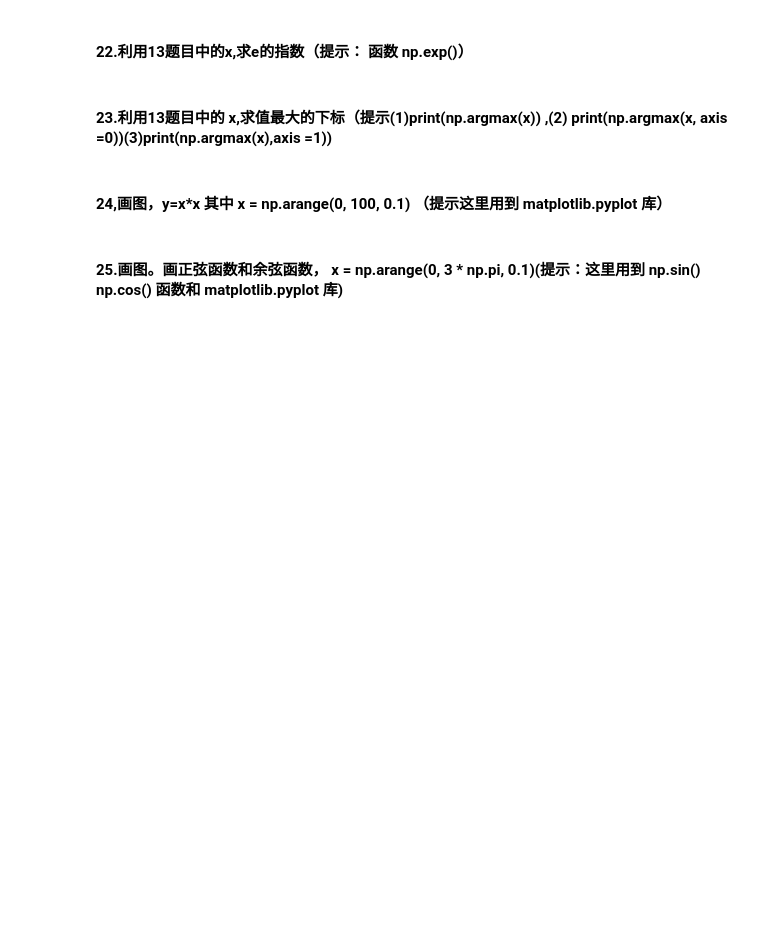
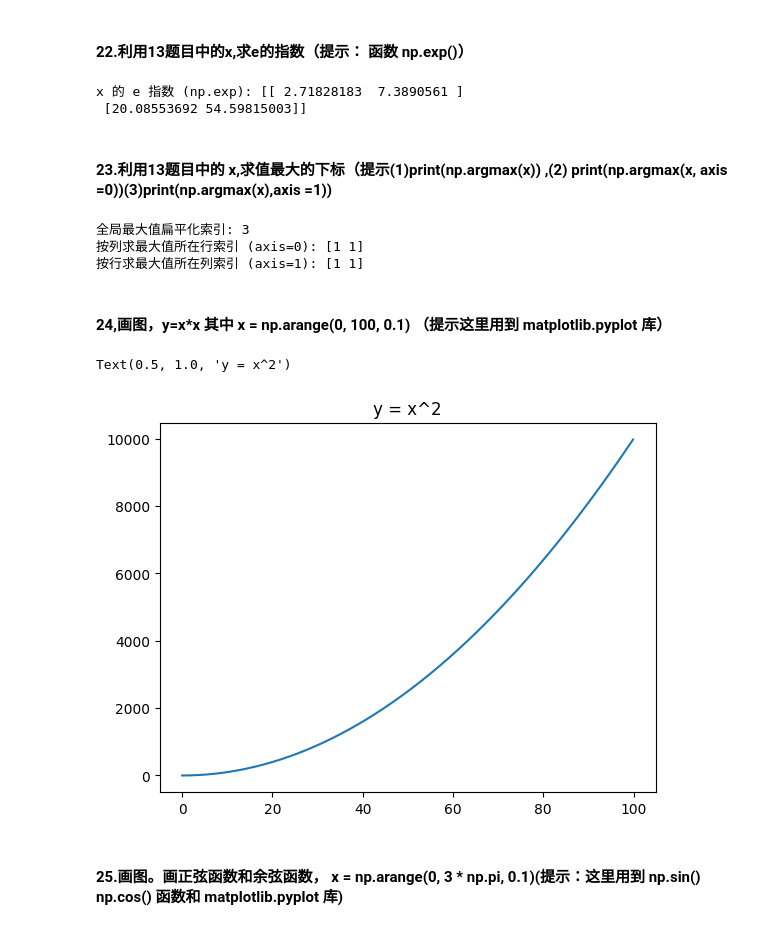
Before and after one commit to Tiansiyu-tj/nndl-exercise, a Jupyter notebook: chap1_warmup/numpy_ tutorial.ipynb, the cells around one changed output. Drawn from its saved outputs; the diff is of its cells as text; code cells hidden in the pictures; blank space fills up the shorter version.

```diff
--- a/chap1_warmup/numpy_ tutorial.ipynb
+++ b/chap1_warmup/numpy_ tutorial.ipynb
@@ -51,8 +235,30 @@ import numpy as np
 # %% [markdown]
 #### 22.利用13题目中的x,求e的指数（提示： 函数 np.exp()）
+# %%
+print("x 的 e 指数 (np.exp):", np.exp(x))
+# %% [output]
+x 的 e 指数 (np.exp): [[ 2.71828183  7.3890561 ]
+ [20.08553692 54.59815003]]
 # %% [markdown]
 #### 23.利用13题目中的 x,求值最大的下标（提示(1)print(np.argmax(x)) ,(2) print(np.argmax(x, axis =0))(3)print(np.argmax(x),axis =1))
+# %%
+print("\n全局最大值扁平化索引:", np.argmax(x))
+print("按列求最大值所在行索引 (axis=0):", np.argmax(x, axis=0))#就是把列看成整体，看这一列最大的是什么
+print("按行求最大值所在列索引 (axis=1):", np.argmax(x, axis=1))
+# %% [output]
+全局最大值扁平化索引: 3
+按列求最大值所在行索引 (axis=0): [1 1]
+按行求最大值所在列索引 (axis=1): [1 1]
 # %% [markdown]
 #### 24,画图，y=x*x 其中 x = np.arange(0, 100, 0.1) （提示这里用到  matplotlib.pyplot 库）
+# %%
+import matplotlib.pyplot as plt
+x = np.arange(0, 100, 0.1)
+y = x * x
+plt.plot(x, y)
+plt.title("y = x^2")
+# %% [output]
+Text(0.5, 1.0, 'y = x^2')
+[figure, added]
 # %% [markdown]
 #### 25.画图。画正弦函数和余弦函数， x = np.arange(0, 3 * np.pi, 0.1)(提示：这里用到 np.sin() np.cos() 函数和 matplotlib.pyplot 库)
```
Also changed, not shown: parts of 21 cells of this notebook.
